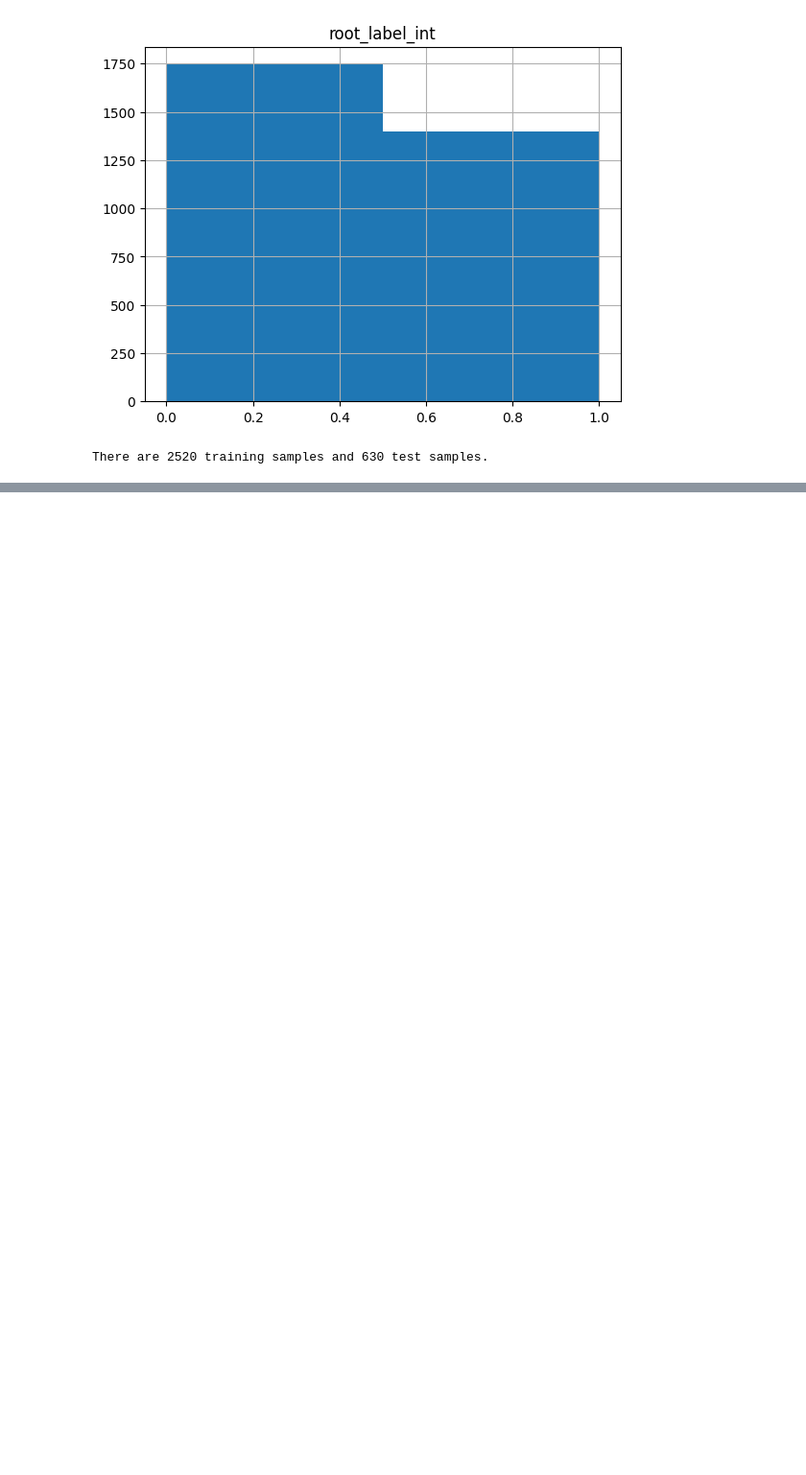
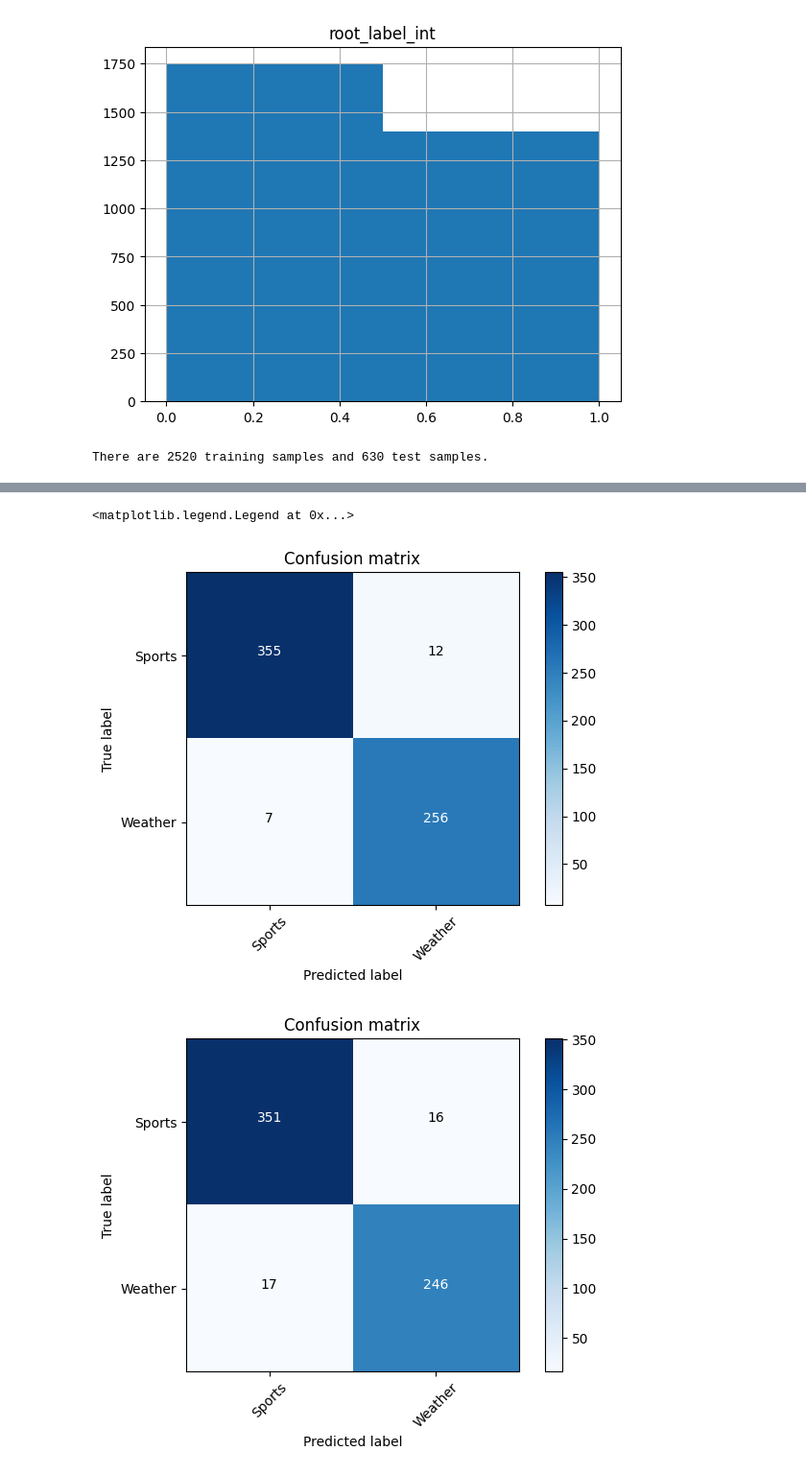
Before and after one commit to snawshad97/2023_2_Large-Scale-Data-Mining_ECE219, a Jupyter notebook: Projects/Project1/Project1_HHao.ipynb, the cells around one changed output, grey strips where cells are left out. Shown at 96% size. Cells and saved outputs as stored; diff of their text form; code cells hidden in the pictures; blank space fills up the shorter version.

```diff
--- a/Projects/Project1/Project1_HHao.ipynb
+++ b/Projects/Project1/Project1_HHao.ipynb
@@ -109,0 +146,72 @@ Xtest = vectorizer.fit_transform(test['cleaned'])
+# %%
+import itertools
+def plot_confusion_matrix(cm, classes, normalize=False, title='Confusion matrix', cmap=plt.cm.Blues):
+    if normalize:
+        cm = cm.astype('float') / cm.sum(axis=1)[:, np.newaxis]
+    plt.imshow(cm, interpolation='nearest', cmap=cmap)
+    plt.title(title)
+    plt.colorbar()
+    tick_marks = np.arange(len(classes))
+    plt.xticks(tick_marks, classes, rotation=45)
+    plt.yticks(tick_marks, classes)
+    fmt = '.2f' if normalize else 'd'
+    thresh = cm.max() / 2.
+    for i, j in itertools.product(range(cm.shape[0]), range(cm.shape[1])):
+        plt.text(j, i, format(cm[i, j], fmt),horizontalalignment="center",color="white" if cm[i, j] > thresh else "black")
+    plt.ylabel('True label')
+    plt.xlabel('Predicted label')
+    plt.tight_layout()
+
+########## Question 5
+from sklearn.svm import LinearSVC
+from sklearn.metrics import confusion_matrix, accuracy_score, precision_score, recall_score, f1_score, roc_curve, auc
+
+# Train linear SVM with gamma=1000 (hard margin)
+svm_hard = LinearSVC(C=1/1000, max_iter=10000)
+svm_hard.fit(Xtrain, ytrain)
+
+# Train linear SVM with gamma=0.0001 (soft margin)
+svm_soft = LinearSVC(C=1/0.0001, max_iter=10000)
+svm_soft.fit(Xtrain, ytrain)
+
+# Predict class labels of test data using the two SVMs
+y_pred_hard = svm_hard.predict(Xtest)
+y_pred_soft = svm_soft.predict(Xtest)
+
+# Evaluate performance of the two SVMs
+print("SVM with gamma=1000 (hard margin):")
+print("Confusion matrix:\n")
+plt.figure()
+plot_confusion_matrix(confusion_matrix(ytest, y_pred_hard), classes = ['Sports', 'Weather'])
+print("Accuracy:", accuracy_score(ytest, y_pred_hard))
+print("Precision:", precision_score(ytest, y_pred_hard, average='macro'))
+print("Recall:", recall_score(ytest, y_pred_hard, average='macro'))
+print("F1 score:", f1_score(ytest, y_pred_hard, average='macro'))
+
+print("\nSVM with gamma=0.0001 (soft margin):")
+print("Confusion matrix:\n")
+plt.figure()
+plot_confusion_matrix(confusion_matrix(ytest, y_pred_soft), classes = ['Sports', 'Weather'])
+print("Accuracy:", accuracy_score(ytest, y_pred_soft))
+print("Precision:", precision_score(ytest, y_pred_soft, average='macro'))
+print("Recall:", recall_score(ytest, y_pred_soft, average='macro'))
+print("F1 score:", f1_score(ytest, y_pred_soft, average='macro'))
+
+# Plot ROC curve for both SVMs
+fpr_hard, tpr_hard, _ = roc_curve(ytest, svm_hard.decision_function(Xtest))
+fpr_soft, tpr_soft, _ = roc_curve(ytest, svm_soft.decision_function(Xtest))
+roc_auc_hard = auc(fpr_hard, tpr_hard)
+roc_auc_soft = auc(fpr_soft, tpr_soft)
+
+import matplotlib.pyplot as plt
+plt.figure()
+plt.plot(fpr_hard, tpr_hard, color='darkorange', lw=2, label='SVM (gamma=1000), AUC = %0.2f' % roc_auc_hard)
+plt.plot(fpr_soft, tpr_soft, color='blue', lw=2, label='SVM (gamma=0.0001), AUC = %0.2f' % roc_auc_soft)
+plt.plot([0, 1], [0, 1], color='navy', lw=2, linestyle='--')
+plt.xlim([0.0, 1.0])
+plt.ylim([0.0, 1.05])
+plt.xlabel('False Positive Rate')
+plt.ylabel('True Positive Rate')
+plt.title('ROC Curve')
+plt.legend(loc="lower right")
+# %% [output]
@@ -109,0 +233,3 @@ Xtest = vectorizer.fit_transform(test['cleaned'])
+<matplotlib.legend.Legend at 0x...>
+[figure, added]
+[figure, added]
```
Also changed, not shown: parts of 6 cells of this notebook, 1 other file.
